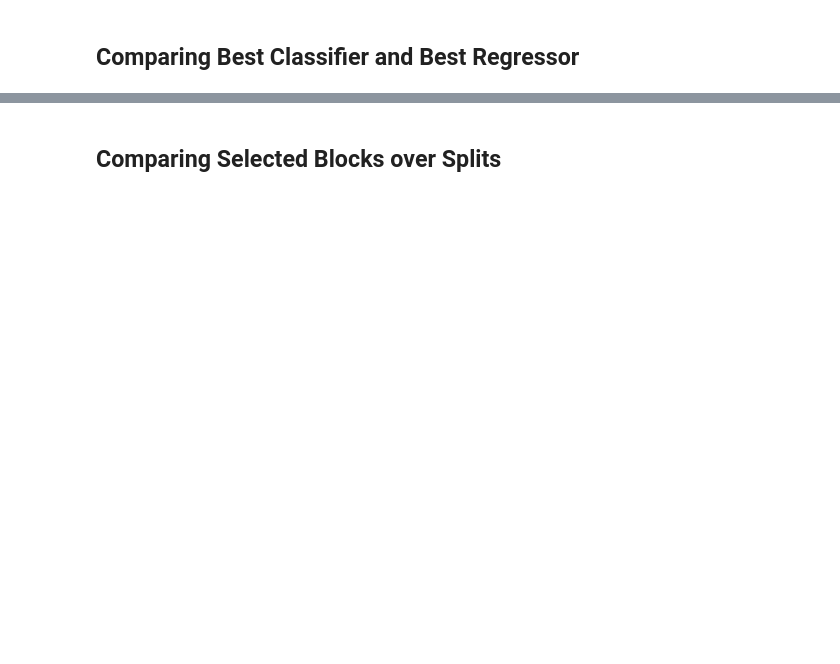
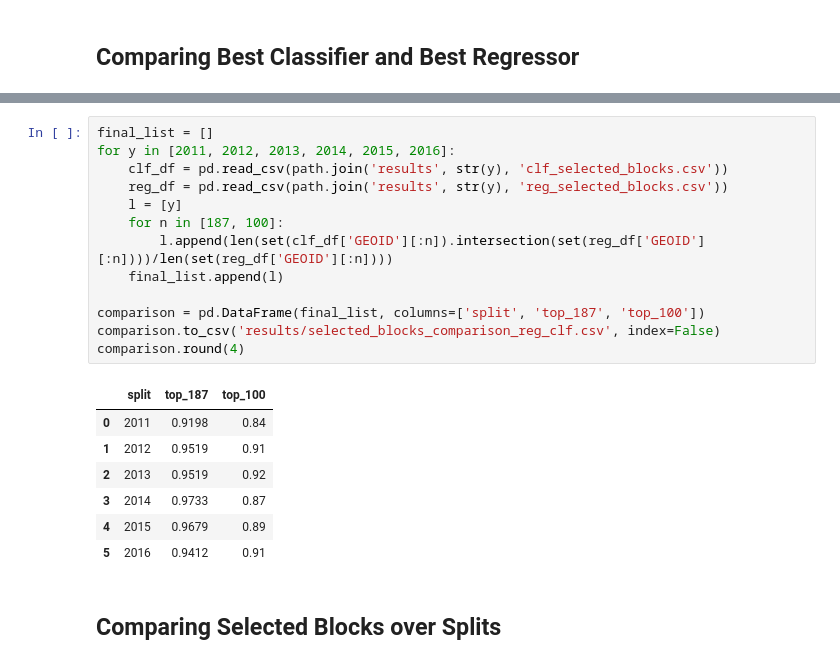
Before and after one commit to sinclairtarget/philly-evictions, a Jupyter notebook: evaluation.ipynb, the cells around one changed output, grey strips where cells are left out. Saved outputs shown, nothing was run; the diff lists cells and outputs as text; blank space fills up the shorter version.

```diff
--- a/evaluation.ipynb
+++ b/evaluation.ipynb
@@ -385,3 +355,24 @@ comparison.head(10).round(2)
+# %%
+final_list = []
+for y in [2011, 2012, 2013, 2014, 2015, 2016]:
+    clf_df = pd.read_csv(path.join('results', str(y), 'clf_selected_blocks.csv'))
+    reg_df = pd.read_csv(path.join('results', str(y), 'reg_selected_blocks.csv'))
+    l = [y]
+    for n in [187, 100]:
+        l.append(len(set(clf_df['GEOID'][:n]).intersection(set(reg_df['GEOID'][:n])))/len(set(reg_df['GEOID'][:n])))
+    final_list.append(l)
+
+comparison = pd.DataFrame(final_list, columns=['split', 'top_187', 'top_100'])
+comparison.to_csv('results/selected_blocks_comparison_reg_clf.csv', index=False)
+comparison.round(4)
+# %% [output]
+|  | split | top_187 | top_100 |
+| 0 | 2011 | 0.9198 | 0.84 |
+| 1 | 2012 | 0.9519 | 0.91 |
+| 2 | 2013 | 0.9519 | 0.92 |
+| 3 | 2014 | 0.9733 | 0.87 |
+| 4 | 2015 | 0.9679 | 0.89 |
+| 5 | 2016 | 0.9412 | 0.91 |
 # %% [markdown]
 ## Comparing Selected Blocks over Splits
 # %%
```
Also changed, not shown: parts of 14 cells of this notebook, 11 other files.
